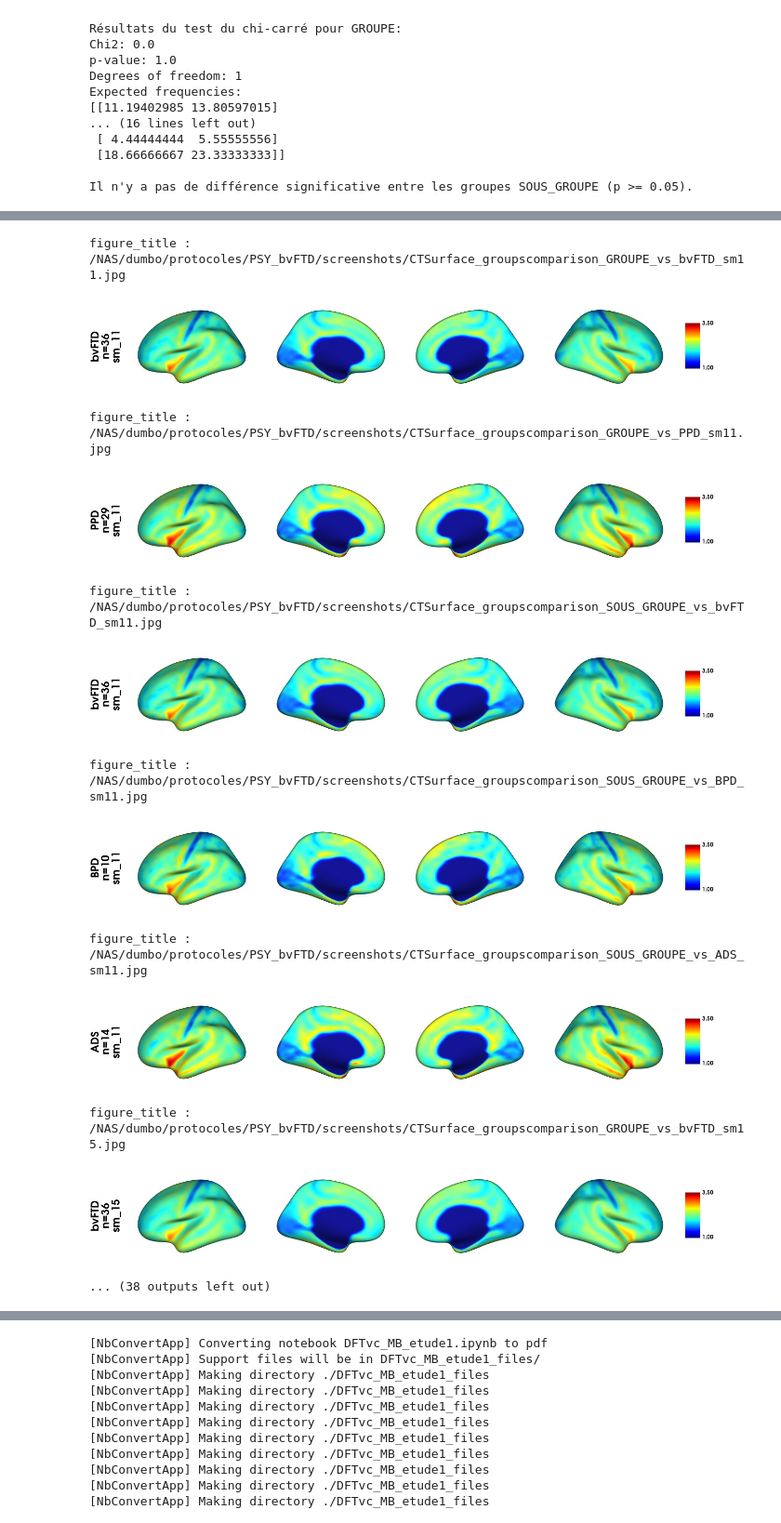
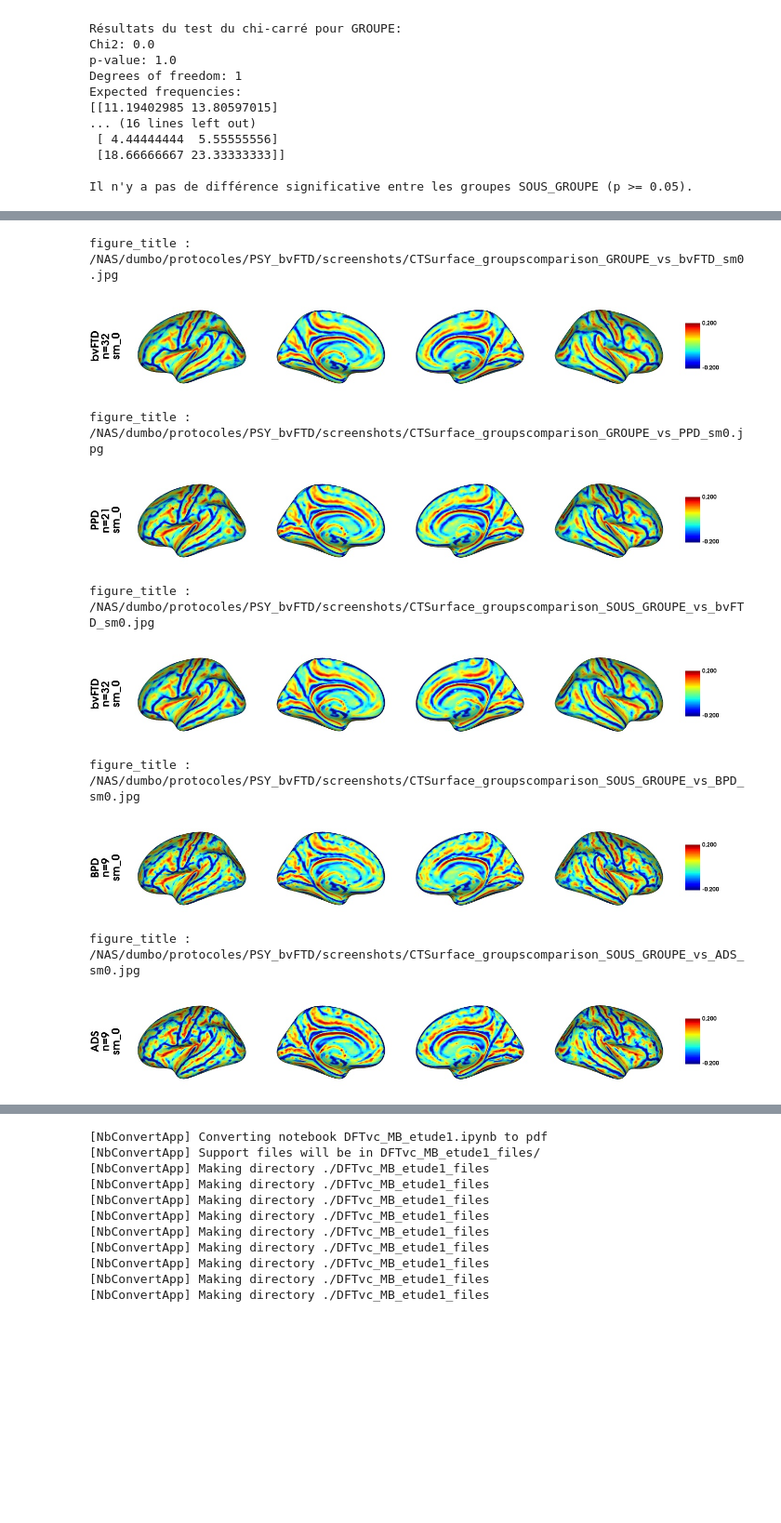
Before and after one commit to RomainViardLille/LiiFE, a Jupyter notebook: DFTvc_MB_etudeCurvature.ipynb, the cells around one changed output, grey strips where cells are left out. Shown at 93% size. Cells and saved outputs as stored; diff of their text form; code cells hidden in the pictures; blank space fills up the shorter version.

```diff
--- a/DFTvc_MB_etudeCurvature.ipynb
+++ b/DFTvc_MB_etudeCurvature.ipynb
@@ -171,18 +171,22 @@ Il n'y a pas de différence significative entre les groupes SOUS_GROUPE (p >= 0.
 # %%
 #valCT = []
 subj2drop=[]
-valCT = {f"sm_{smoothing_fwhm}": [] for smoothing_fwhm in chain([11], range(15, 31, 5))}
-for smoothing_fwhm in chain([11], range(15, 31, 5)):
+valCT = {f"sm_{smoothing_fwhm}": [] for smoothing_fwhm in chain([0], range(15, 31, 5))}
+#valCT = {f"sm_{smoothing_fwhm}": [] for smoothing_fwhm in [0]}
+
+for smoothing_fwhm in chain([0], range(15, 31, 5)):
     print(f"Smoothing   FWHM: {smoothing_fwhm} mm")
     for elt in merged_data.index:
         sub = f"sub-{str(elt)}"
         if elt.startswith("PSY"):
-            path_file_lh = os.path.join(DERIVATIVE_DIR1, "micapipe_v0.2.0", sub, "ses-1", "maps", sub + f"_ses-1_hemi-L_surf-fsaverage5_label-thickness_sm{smoothing_fwhm}.func.gii")
-            path_file_rh = os.path.join(DERIVATIVE_DIR1, "micapipe_v0.2.0", sub, "ses-1", "maps", sub + f"_ses-1_hemi-R_surf-fsaverage5_label-thickness_sm{smoothing_fwhm}.func.gii")
-        #else:
-        #    path_file_lh = os.path.join(DERIVATIVE_DIR2, "micapipe_v0.2.0", sub, "ses-1", "maps", sub + "_ses-1_hemi-L_surf-fsaverage5_label-thickness_sm11.func.gii")
-        #    path_file_rh = os.path.join(DERIVATIVE_DIR2, "micapipe_v0.2.0", sub, "ses-1", "maps", sub + "_ses-1_hemi-R_surf-fsaverage5_label-thickness_sm11.func.gii")
+            if smoothing_fwhm == 0:
+                path_file_lh = os.path.join(DERIVATIVE_DIR1, "micapipe_v0.2.0", sub, "ses-1", "maps", sub + "_ses-1_hemi-L_surf-fsaverage5_label-curv.func.gii")
+                path_file_rh = os.path.join(DERIVATIVE_DIR1, "micapipe_v0.2.0", sub, "ses-1", "maps", sub + "_ses-1_hemi-R_surf-fsaverage5_label-curv.func.gii")
+            else:
+                path_file_lh = os.path.join(DERIVATIVE_DIR1, "micapipe_v0.2.0", sub, "ses-1", "maps", f"{sub}_ses-1_hemi-L_surf-fsaverage5_label-curv_sm-{smoothing_fwhm}.func.gii")
+                path_file_rh = os.path.join(DERIVATIVE_DIR1, "micapipe_v0.2.0", sub, "ses-1", "maps", f"{sub}_ses-1_hemi-R_surf-fsaverage5_label-curv_sm-{smoothing_fwhm}.func.gii")
 
+        print(path_file_lh)
         if os.path.exists(path_file_lh) and os.path.exists(path_file_rh):
             #date_bnp = merged_data.loc[elt, 'Date_IRM_Proche_BNP']
             #date_gremots = merged_data.loc[elt, 'Date_IRM_Proche_GREMOTS']
@@ -228,34 +232,31 @@ var4Corr_scoresNeurpsy=['FER','mFP','mFP_SocialContext','mFP_Mentalizing','mFP_C
 var4Corr_typeErreurs=['FER_EVC','FER_EVN']#,'mFP_IDK','mFP_WrongC','mFP_WrongFP','mFP_Norm','mFP_Altertive','mFP_Irrelevant','mFP_Jugmental','mFP_Consequences','mFP_Malicious','mFP_Undermentalizing','mFP_Intentiol','mFP_WrongEmot','mFP_NoEmot']
 var4Corr=var4Corr_scoresNeurpsy+var4Corr_typeErreurs
 # %%
-for smoothing_fwhm in chain([11], range(15, 31, 5)):
+for smoothing_fwhm in [0]:#chain([11], range(15, 31, 5)):
         #Plot the average thickness of the left and right hemispheres on the fsaverage5 surface
         for groupUsed in ['GROUPE','SOUS_GROUPE'] :
                 for gp in merged_data[groupUsed].dropna().unique():
                         figure_title=os.path.join(STUDY_PATH,"screenshots",f"CTSurface_groupscomparison_{groupUsed}_vs_{gp}_sm{smoothing_fwhm}.jpg")
                         df_etude1_CT = pd.DataFrame(np.array(valCT[f"sm_{smoothing_fwhm}"]), index=merged_data.index)
                 #        labText=f"{np.sum(ssdf_covar[groupUsed] == pair[0])} {pair[0]}\n{np.sum(ssdf_covar[groupUsed] == pair[1])} {pair[1]}"
                         df_tmp_gp=df_etude1_CT.loc[merged_data[groupUsed] == gp]
-                        plot_hemispheres(inflated_left, inflated_right,np.mean(df_tmp_gp,axis=0).values, color_bar=True, color_range=(1, 3.5),
+                        plot_hemispheres(inflated_left,inflated_right,np.mean(df_tmp_gp,axis=0).values, color_bar=True, color_range=(-0.2,0.2),
                                 label_text=[f"{gp}\nn={len(df_tmp_gp)}\nsm_{smoothing_fwhm}"], cmap="jet", embed_nb=True, size=(1400, 200), zoom=1.45,
                                 nan_color=(0.7, 0.7, 0.7, 1), transparent_bg=False,cb__labelTextProperty={"fontSize": 12}, interactive=True,screenshot=True, offscreen=False,filename=figure_title)
                         #cmap="autumn",label_text=[labText],
                         print(f"figure_title : {figure_title}")
                         display(Image(filename=figure_title))
 # %% [output]
-figure_title : /NAS/dumbo/protocoles/PSY_bvFTD/screenshots/CTSurface_groupscomparison_GROUPE_vs_bvFTD_sm11.jpg
+figure_title : /NAS/dumbo/protocoles/PSY_bvFTD/screenshots/CTSurface_groupscomparison_GROUPE_vs_bvFTD_sm0.jpg
-[figure, old version]
+[figure, new version]
-figure_title : /NAS/dumbo/protocoles/PSY_bvFTD/screenshots/CTSurface_groupscomparison_GROUPE_vs_PPD_sm11.jpg
+figure_title : /NAS/dumbo/protocoles/PSY_bvFTD/screenshots/CTSurface_groupscomparison_GROUPE_vs_PPD_sm0.jpg
-[figure, old version]
+[figure, new version]
-figure_title : /NAS/dumbo/protocoles/PSY_bvFTD/screenshots/CTSurface_groupscomparison_SOUS_GROUPE_vs_bvFTD_sm11.jpg
+figure_title : /NAS/dumbo/protocoles/PSY_bvFTD/screenshots/CTSurface_groupscomparison_SOUS_GROUPE_vs_bvFTD_sm0.jpg
-[figure, old version]
+[figure, new version]
-figure_title : /NAS/dumbo/protocoles/PSY_bvFTD/screenshots/CTSurface_groupscomparison_SOUS_GROUPE_vs_BPD_sm11.jpg
+figure_title : /NAS/dumbo/protocoles/PSY_bvFTD/screenshots/CTSurface_groupscomparison_SOUS_GROUPE_vs_BPD_sm0.jpg
-[figure, old version]
+[figure, new version]
-figure_title : /NAS/dumbo/protocoles/PSY_bvFTD/screenshots/CTSurface_groupscomparison_SOUS_GROUPE_vs_ADS_sm11.jpg
+figure_title : /NAS/dumbo/protocoles/PSY_bvFTD/screenshots/CTSurface_groupscomparison_SOUS_GROUPE_vs_ADS_sm0.jpg
-[figure, old version]
+[figure, new version]
-figure_title : /NAS/dumbo/protocoles/PSY_bvFTD/screenshots/CTSurface_groupscomparison_GROUPE_vs_bvFTD_sm15.jpg
-[figure, removed]
-... (38 outputs left out)
 # %%
 reload(lbr)
 pd.option_context('mode.use_inf_as_na', True)
```
Also changed, not shown: parts of 3 cells of this notebook.
